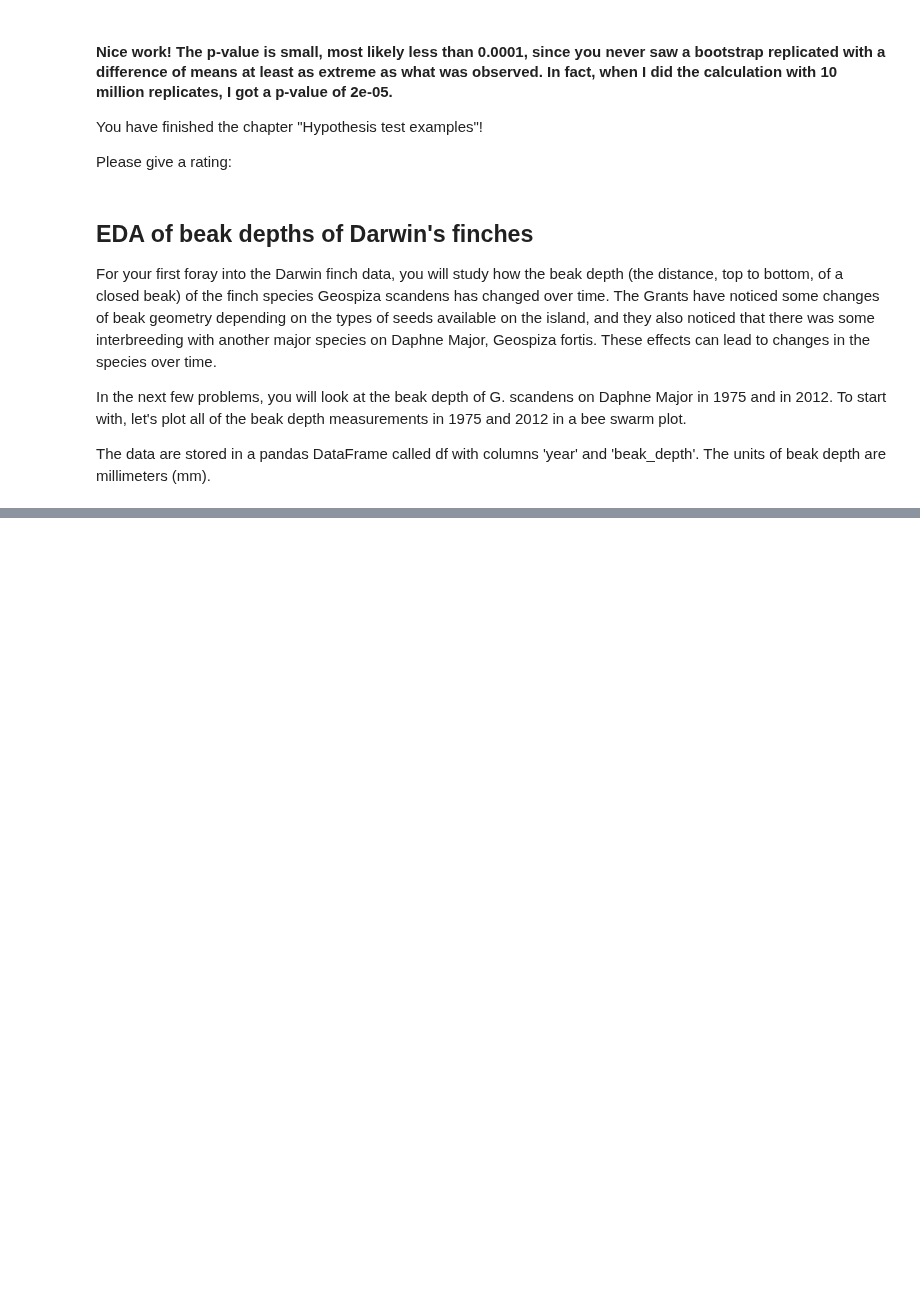
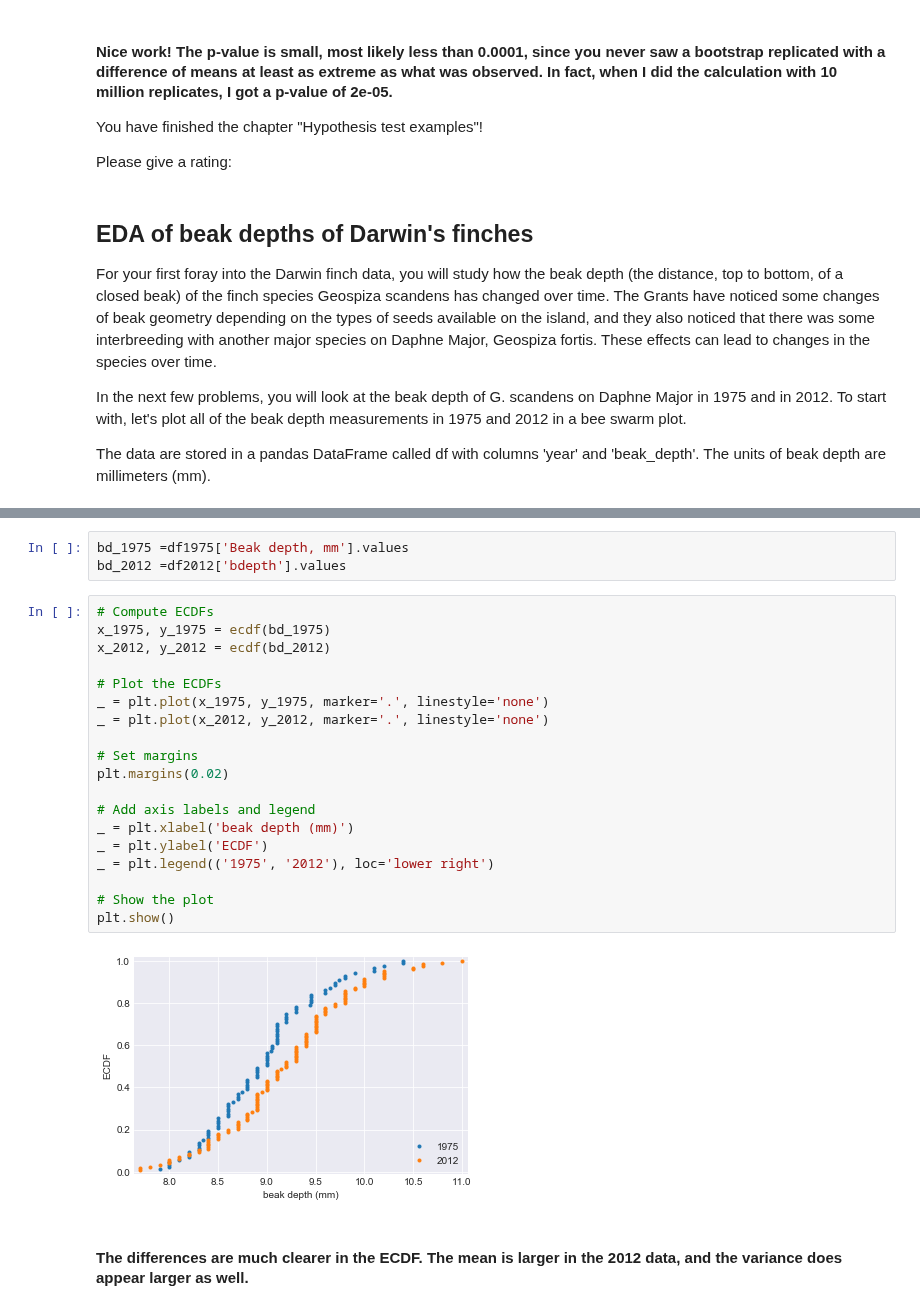
Before and after one commit to cyrsis/TensorflowPY36CPU, a Jupyter notebook: _14_Plot/Test.ipynb, the cells around one changed output, grey strips where cells are left out. Drawn from its saved outputs; the diff is of its cells as text; blank space fills up the shorter version.

```diff
--- a/_14_Plot/Test.ipynb
+++ b/_14_Plot/Test.ipynb
@@ -575,0 +613,26 @@ ____
+# %%
+bd_1975 =df1975['Beak depth, mm'].values
+bd_2012 =df2012['bdepth'].values
+# %%
+# Compute ECDFs
+x_1975, y_1975 = ecdf(bd_1975)
+x_2012, y_2012 = ecdf(bd_2012)
+
+# Plot the ECDFs
+_ = plt.plot(x_1975, y_1975, marker='.', linestyle='none')
+_ = plt.plot(x_2012, y_2012, marker='.', linestyle='none')
+
+# Set margins
+plt.margins(0.02)
+
+# Add axis labels and legend
+_ = plt.xlabel('beak depth (mm)')
+_ = plt.ylabel('ECDF')
+_ = plt.legend(('1975', '2012'), loc='lower right')
+
+# Show the plot
+plt.show()
+# %% [output]
+[figure, added]
+# %% [markdown]
+#### The differences are much clearer in the ECDF. The mean is larger in the 2012 data, and the variance does appear larger as well.
```
Also changed, not shown: parts of 16 cells of this notebook, 3 other files.
